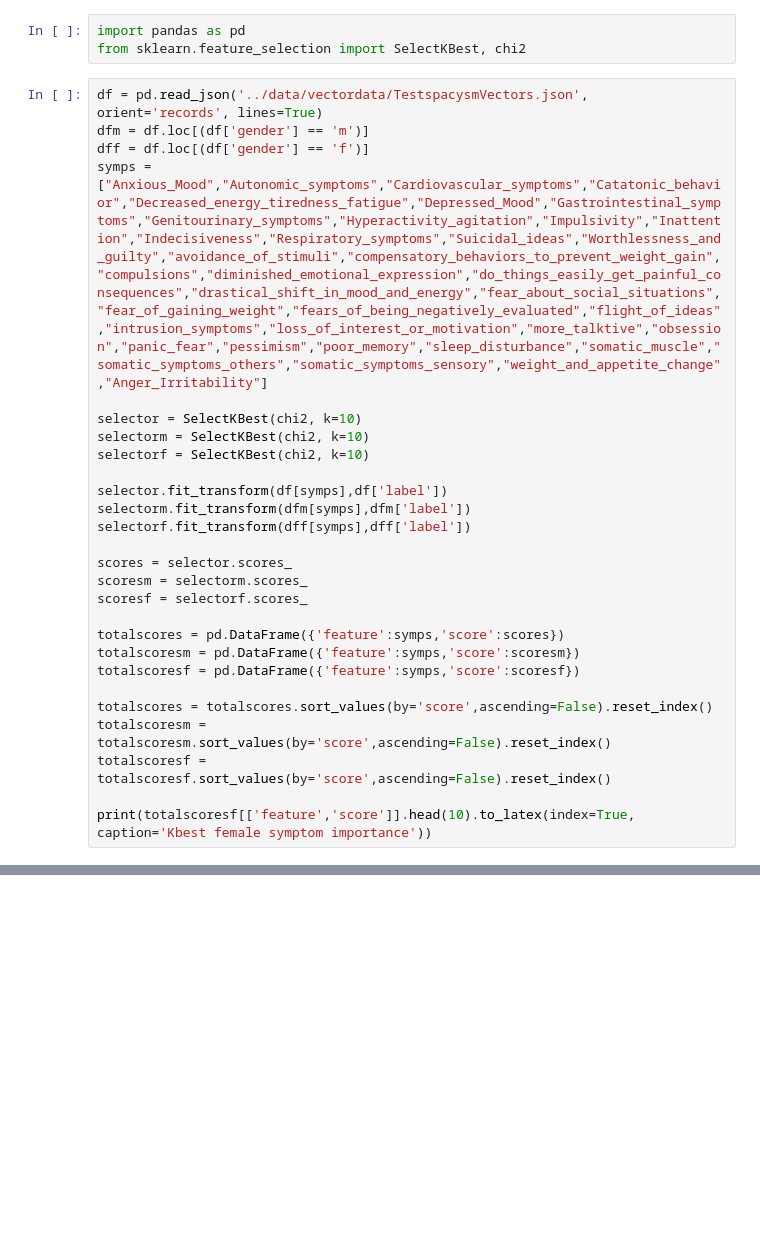
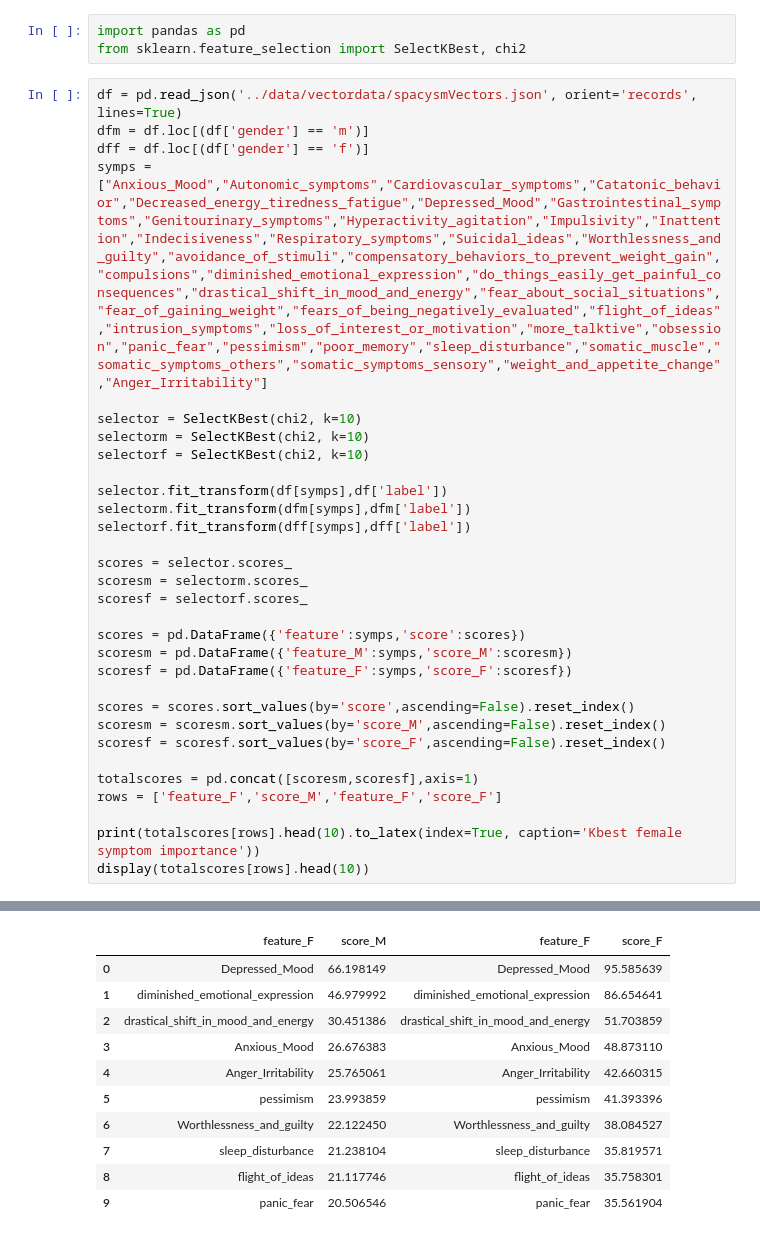
Before and after one commit to BramJanssen22/EMDD, a Jupyter notebook: D-vlog symptomImportance/symptomImportance.ipynb, the cells around one changed output, grey strips where cells are left out. Cells and saved outputs as stored; diff of their text form; blank space fills up the shorter version.

```diff
--- a/D-vlog symptomImportance/symptomImportance.ipynb
+++ b/D-vlog symptomImportance/symptomImportance.ipynb
@@ -2,7 +2,7 @@
 import pandas as pd
 from sklearn.feature_selection import SelectKBest, chi2
 # %%
-df = pd.read_json('../data/vectordata/TestspacysmVectors.json', orient='records', lines=True)
+df = pd.read_json('../data/vectordata/spacysmVectors.json', orient='records', lines=True)
 dfm = df.loc[(df['gender'] == 'm')]
 dff = df.loc[(df['gender'] == 'f')]
 symps = ["Anxious_Mood","Autonomic_symptoms","Cardiovascular_symptoms","Catatonic_behavior","Decreased_energy_tiredness_fatigue","Depressed_Mood","Gastrointestinal_symptoms","Genitourinary_symptoms","Hyperactivity_agitation","Impulsivity","Inattention","Indecisiveness","Respiratory_symptoms","Suicidal_ideas","Worthlessness_and_guilty","avoidance_of_stimuli","compensatory_behaviors_to_prevent_weight_gain","compulsions","diminished_emotional_expression","do_things_easily_get_painful_consequences","drastical_shift_in_mood_and_energy","fear_about_social_situations","fear_of_gaining_weight","fears_of_being_negatively_evaluated","flight_of_ideas","intrusion_symptoms","loss_of_interest_or_motivation","more_talktive","obsession","panic_fear","pessimism","poor_memory","sleep_disturbance","somatic_muscle","somatic_symptoms_others","somatic_symptoms_sensory","weight_and_appetite_change","Anger_Irritability"]
@@ -19,15 +19,19 @@ scores = selector.scores_
 scoresm = selectorm.scores_
 scoresf = selectorf.scores_
 
-totalscores = pd.DataFrame({'feature':symps,'score':scores})
-totalscoresm = pd.DataFrame({'feature':symps,'score':scoresm})
-totalscoresf = pd.DataFrame({'feature':symps,'score':scoresf})
+scores = pd.DataFrame({'feature':symps,'score':scores})
+scoresm = pd.DataFrame({'feature_M':symps,'score_M':scoresm})
+scoresf = pd.DataFrame({'feature_F':symps,'score_F':scoresf})
 
-totalscores = totalscores.sort_values(by='score',ascending=False).reset_index()
-totalscoresm = totalscoresm.sort_values(by='score',ascending=False).reset_index()
-totalscoresf = totalscoresf.sort_values(by='score',ascending=False).reset_index()
+scores = scores.sort_values(by='score',ascending=False).reset_index()
+scoresm = scoresm.sort_values(by='score_M',ascending=False).reset_index()
+scoresf = scoresf.sort_values(by='score_F',ascending=False).reset_index()
 
-print(totalscoresf[['feature','score']].head(10).to_latex(index=True, caption='Kbest female symptom importance'))
+totalscores = pd.concat([scoresm,scoresf],axis=1)
+rows = ['feature_F','score_M','feature_F','score_F']
+
+print(totalscores[rows].head(10).to_latex(index=True, caption='Kbest female symptom importance'))
+display(totalscores[rows].head(10))
 # %% [output]
 \begin{table}
 \caption{Kbest female symptom importance}
@@ -48,3 +52,14 @@ print(totalscoresf[['feature','score']].head(10).to_latex(index=True, caption='K
 \bottomrule
 \end{tabular}
 \end{table}
+|  | feature_F | score_M | feature_F | score_F |
+| 0 | Depressed_Mood | 66.198149 | Depressed_Mood | 95.585639 |
+| 1 | diminished_emotional_expression | 46.979992 | diminished_emotional_expression | 86.654641 |
+| 2 | drastical_shift_in_mood_and_energy | 30.451386 | drastical_shift_in_mood_and_energy | 51.703859 |
+| 3 | Anxious_Mood | 26.676383 | Anxious_Mood | 48.873110 |
+| 4 | Anger_Irritability | 25.765061 | Anger_Irritability | 42.660315 |
+| 5 | pessimism | 23.993859 | pessimism | 41.393396 |
+| 6 | Worthlessness_and_guilty | 22.122450 | Worthlessness_and_guilty | 38.084527 |
+| 7 | sleep_disturbance | 21.238104 | sleep_disturbance | 35.819571 |
+| 8 | flight_of_ideas | 21.117746 | flight_of_ideas | 35.758301 |
+| 9 | panic_fear | 20.506546 | panic_fear | 35.561904 |
```
Also changed, not shown: parts of 1 cell of this notebook, 8 other files.
